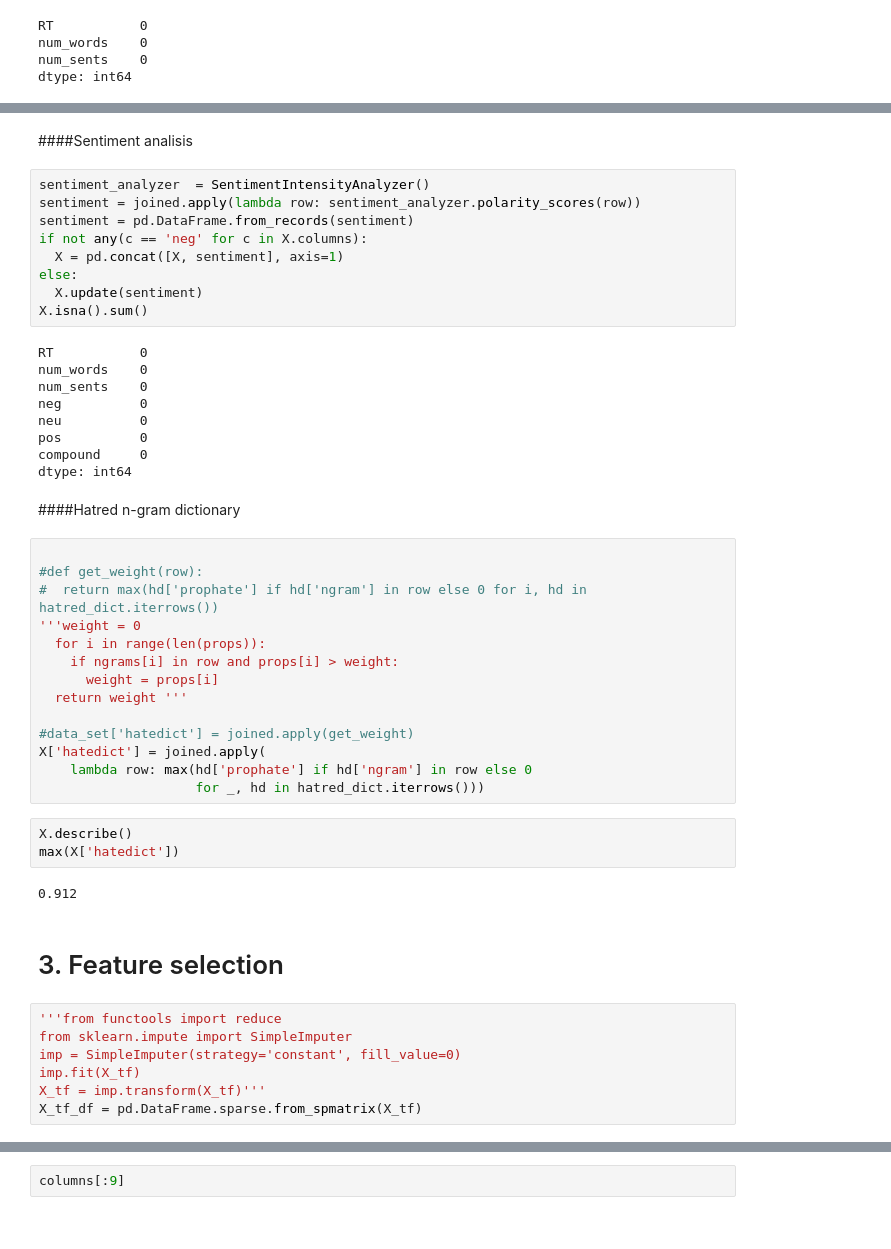
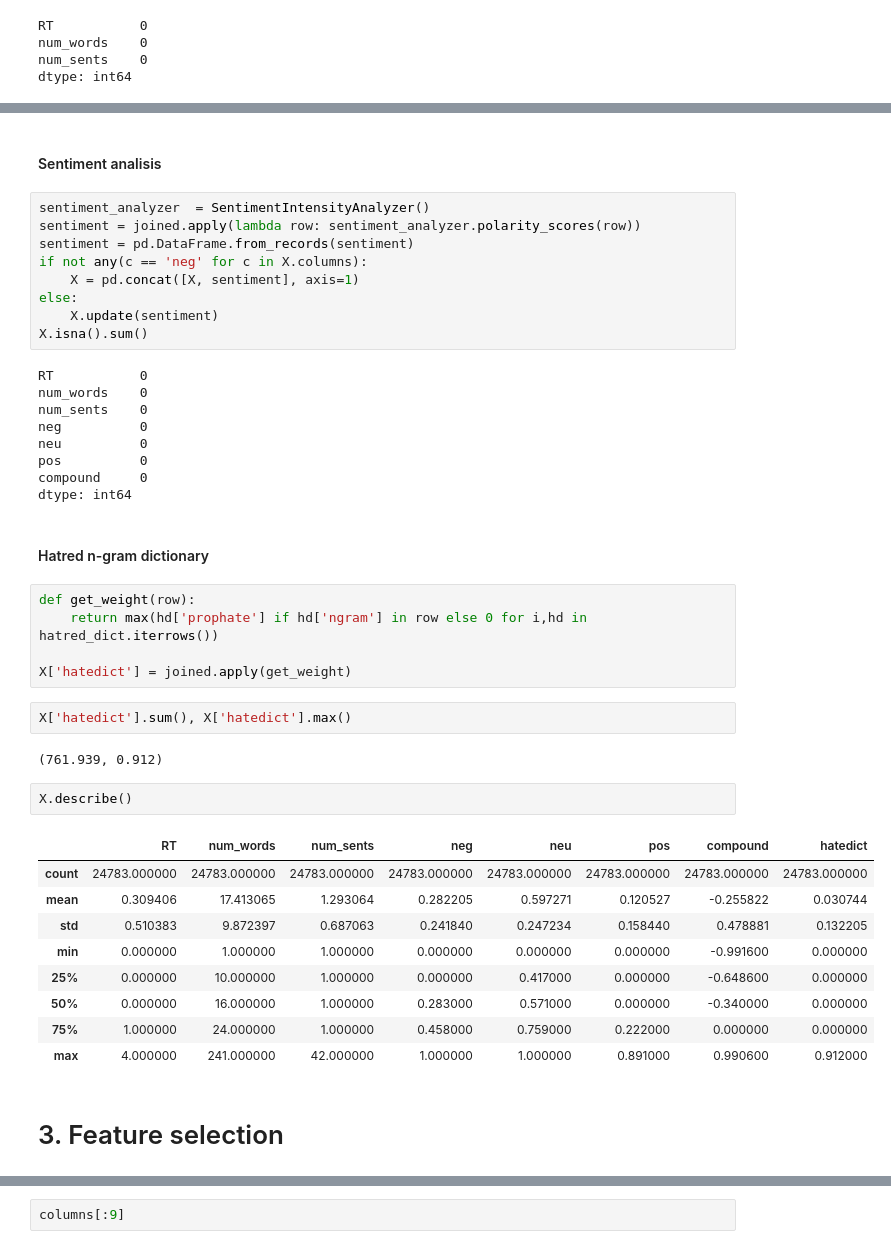
Before and after one commit to GummyBearStudioTeam/ESI_MLTechniques, a Jupyter notebook: NLP.ipynb, the cells around one changed output, grey strips where cells are left out. Saved outputs shown, nothing was run; the diff lists cells and outputs as text.

```diff
--- a/NLP.ipynb
+++ b/NLP.ipynb
@@ -252,13 +327,13 @@ dtype: int64
 # %% [markdown]
-####Sentiment analisis
+#### Sentiment analisis
 # %%
 sentiment_analyzer  = SentimentIntensityAnalyzer()
 sentiment = joined.apply(lambda row: sentiment_analyzer.polarity_scores(row))
 sentiment = pd.DataFrame.from_records(sentiment)
 if not any(c == 'neg' for c in X.columns):
-  X = pd.concat([X, sentiment], axis=1)
+    X = pd.concat([X, sentiment], axis=1)
 else:
-  X.update(sentiment)
+    X.update(sentiment)
 X.isna().sum()
 # %% [output]
 RT           0
@@ -270,32 +345,27 @@ pos          0
 compound     0
 dtype: int64
 # %% [markdown]
-####Hatred n-gram dictionary
+#### Hatred n-gram dictionary
 # %%
+def get_weight(row):
+    return max(hd['prophate'] if hd['ngram'] in row else 0 for i,hd in hatred_dict.iterrows())
 
-#def get_weight(row):
-#  return max(hd['prophate'] if hd['ngram'] in row else 0 for i, hd in hatred_dict.iterrows())
-'''weight = 0
-  for i in range(len(props)):
-    if ngrams[i] in row and props[i] > weight:
-      weight = props[i]
-  return weight '''
-
-#data_set['hatedict'] = joined.apply(get_weight)
-X['hatedict'] = joined.apply(
-    lambda row: max(hd['prophate'] if hd['ngram'] in row else 0
-                    for _, hd in hatred_dict.iterrows()))
+X['hatedict'] = joined.apply(get_weight)
+# %%
+X['hatedict'].sum(), X['hatedict'].max()
+# %% [output]
+(761.939, 0.912)
 # %%
 X.describe()
-max(X['hatedict'])
 # %% [output]
-0.912
+|  | RT | num_words | num_sents | neg | neu | pos | compound | hatedict |
+| count | 24783.000000 | 24783.000000 | 24783.000000 | 24783.000000 | 24783.000000 | 24783.000000 | 24783.000000 | 24783.000000 |
+| mean | 0.309406 | 17.413065 | 1.293064 | 0.282205 | 0.597271 | 0.120527 | -0.255822 | 0.030744 |
+| std | 0.510383 | 9.872397 | 0.687063 | 0.241840 | 0.247234 | 0.158440 | 0.478881 | 0.132205 |
+| min | 0.000000 | 1.000000 | 1.000000 | 0.000000 | 0.000000 | 0.000000 | -0.991600 | 0.000000 |
+| 25% | 0.000000 | 10.000000 | 1.000000 | 0.000000 | 0.417000 | 0.000000 | -0.648600 | 0.000000 |
+| 50% | 0.000000 | 16.000000 | 1.000000 | 0.283000 | 0.571000 | 0.000000 | -0.340000 | 0.000000 |
+| 75% | 1.000000 | 24.000000 | 1.000000 | 0.458000 | 0.759000 | 0.222000 | 0.000000 | 0.000000 |
+| max | 4.000000 | 241.000000 | 42.000000 | 1.000000 | 1.000000 | 0.891000 | 0.990600 | 0.912000 |
 # %% [markdown]
 # 3. Feature selection
-# %%
-'''from functools import reduce
-from sklearn.impute import SimpleImputer
-imp = SimpleImputer(strategy='constant', fill_value=0)
-imp.fit(X_tf)
-X_tf = imp.transform(X_tf)'''
-X_tf_df = pd.DataFrame.sparse.from_spmatrix(X_tf)
```
Also changed, not shown: parts of 40 cells of this notebook, 4 other files.
